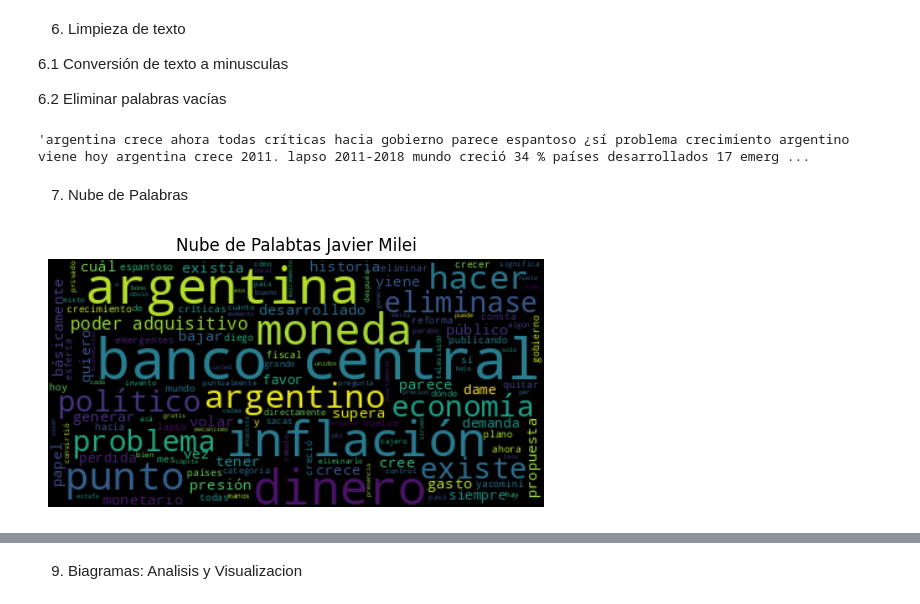
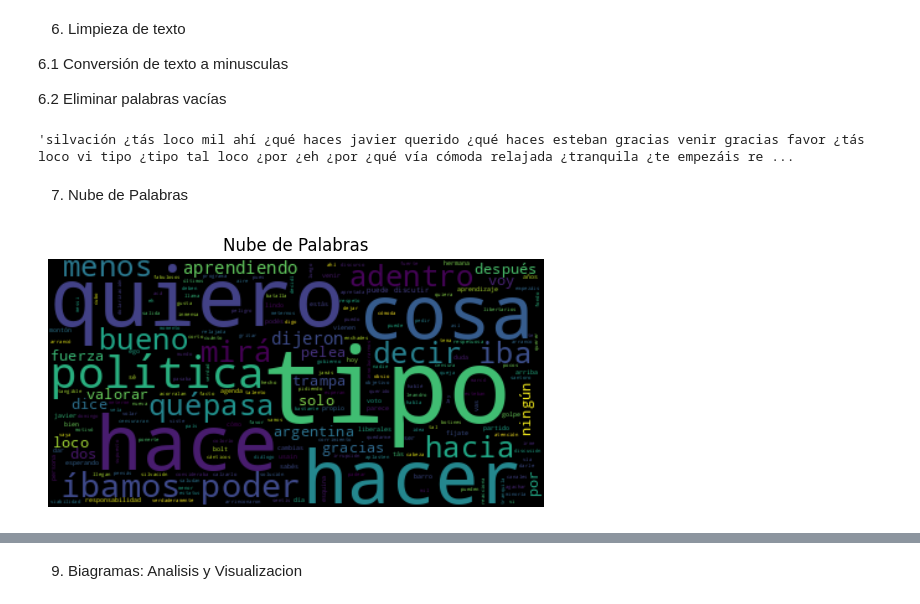
Before and after one commit to sebasruggero/text_analytics, a Jupyter notebook: Milei_SpeechToText_Statics_Analysis.ipynb, the cells around one changed output, grey strips where cells are left out. Saved outputs shown, nothing was run; the diff lists cells and outputs as text; code cells hidden in the pictures.

```diff
--- a/Milei_SpeechToText_Statics_Analysis.ipynb
+++ b/Milei_SpeechToText_Statics_Analysis.ipynb
@@ -83,7 +80,7 @@ nltk.download('vader_lexicon')
 4. Carga de datos desde el drive
 # %%
 # Cargar archivo VTT
-subtitulos = webvtt.read('/content/milei.vtt')  # Reemplaza "ruta/archivo.vtt" con la ubicación y el nombre de tu archivo VTT
+subtitulos = webvtt.read('/content/milei_trebuc.vtt')  # Reemplaza "ruta/archivo.vtt" con la ubicación y el nombre de tu archivo VTT
 
 # Crear una lista de diccionarios para almacenar los datos de los subtítulos
 data = []
@@ -158,7 +153,7 @@ fig.show()
 [interactive output not drawn]
 # %%
 # Cargar archivo VTT
-subtitulos = webvtt.read('/content/milei.vtt')   # Reemplaza "ruta/archivo.vtt" con la ubicación y el nombre de tu archivo VTT
+subtitulos = webvtt.read('/content/milei_trebuc.vtt')   # Reemplaza "ruta/archivo.vtt" con la ubicación y el nombre de tu archivo VTT
 
 # Obtener texto plano sin los tiempos de los subtítulos
 texto_plano = '\n'.join(subtitulo.text for subtitulo in subtitulos)
@@ -198,7 +175,7 @@ stopwords_es = set(stopwords.words('spanish'))
 
 # Eliminar palabras vacías
 stopwords_es = stopwords.words('spanish')
-palabras_a_eliminar = [",", "que", "y", "otras", "¿", "?", ".", "...", "si","vos", "entonces", "va", "ver", "digamos", "claro"]
+palabras_a_eliminar = [",", "que", "y", "otras", "otras", "¿", "?", ".", "...", "si","vos", "entonces", "va", "ver", "digamos", "claro","tener","tenés"]
 
 # Tokenización del texto
 palabras = nltk.word_tokenize(texto_minusculas)
@@ -210,17 +187,17 @@ texto_procesado = ' '. join(texto_sin_stopwords)
 # %%
 texto_procesado
 # %% [output]
-'argentina crece ahora todas críticas hacia gobierno parece espantoso ¿sí problema crecimiento argentino viene hoy argentina crece 2011. lapso 2011-2018 mundo creció 34 % países desarrollados 17 emerg ...
+'silvación ¿tás loco mil ahí ¿qué haces javier querido ¿qué haces esteban gracias venir gracias favor ¿tás loco vi tipo ¿tipo tal loco ¿por ¿eh ¿por ¿qué vía cómoda relajada ¿tranquila ¿te empezáis re ...
 # %% [markdown]
 7. Nube de Palabras
 # %%
 wordcloud = WordCloud().generate(texto_procesado)
 plt.imshow(wordcloud, interpolation='bilinear')
 plt.axis('off')
-plt.title('Nube de Palabtas')
+plt.title('Nube de Palabras')
 plt.show()
 # %% [output]
-[figure, old version]
+[figure, new version]
 # %%
 # Tokenización de palabras
 
```
Also changed, not shown: parts of 10 cells of this notebook.
